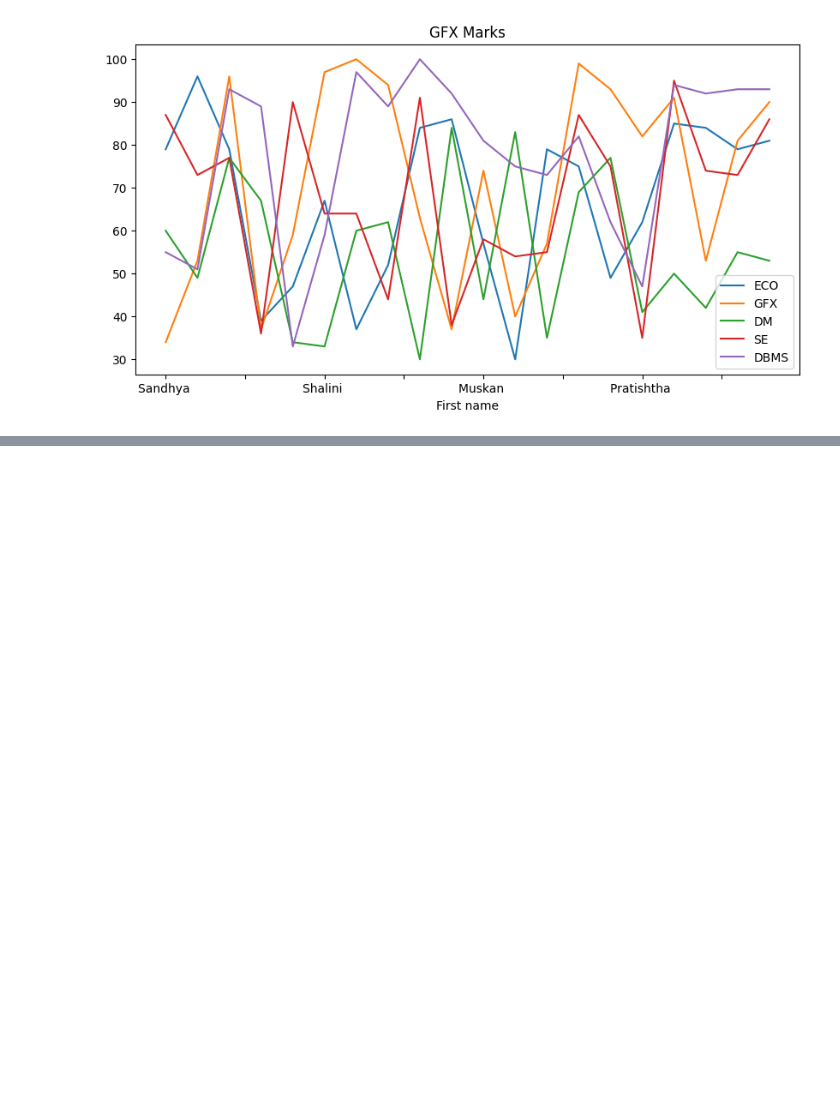
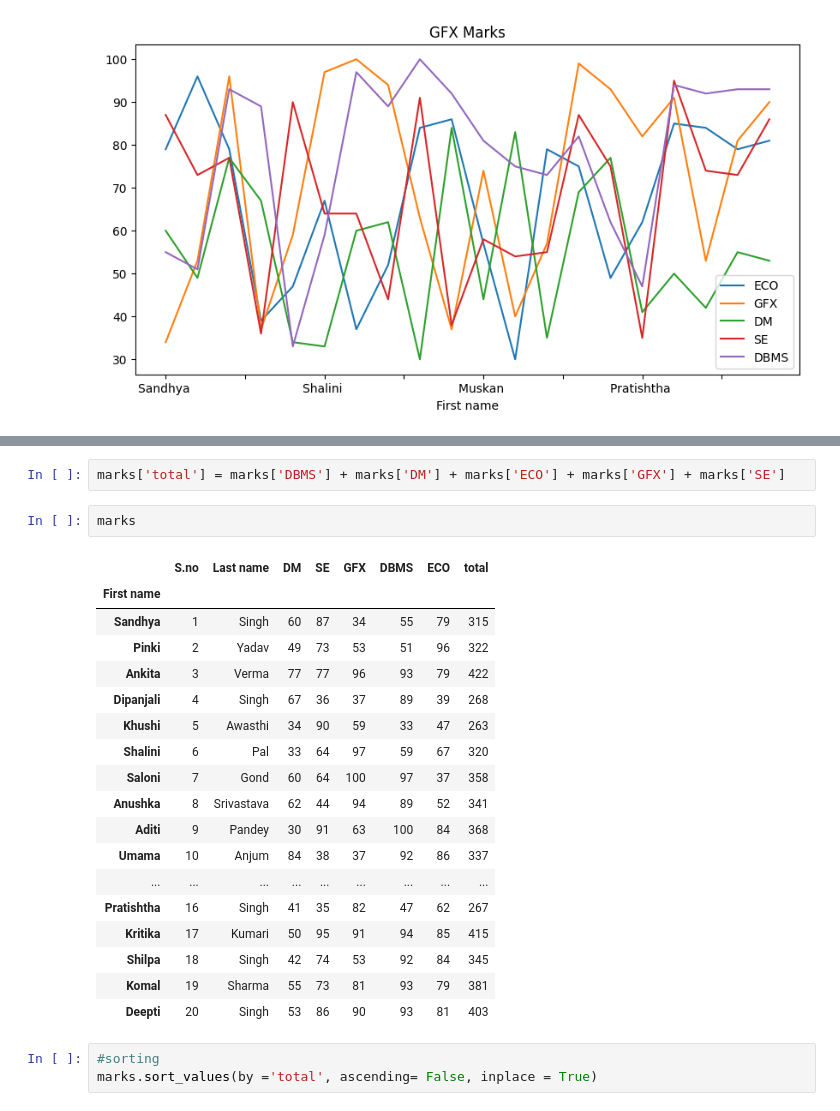
Before and after one commit to Ksrish/digipodium-data-analytics, a Jupyter notebook: analysis1.ipynb, the cells around one changed output, grey strips where cells are left out. Drawn from its saved outputs; the diff is of its cells as text; blank space fills up the shorter version.

```diff
--- a/analysis1.ipynb
+++ b/analysis1.ipynb
@@ -64,0 +198,26 @@ marks[['ECO','GFX','DM','SE','DBMS']].plot(kind='line',figsize=(10,5),title='GFX
+# %%
+marks['total'] = marks['DBMS'] + marks['DM'] + marks['ECO'] + marks['GFX'] + marks['SE']
+# %%
+marks
+# %% [output]
+|  | S.no | Last name | DM | SE | GFX | DBMS | ECO | total |
+| First name |  |  |  |  |  |  |  |  |
+| Sandhya | 1 | Singh | 60 | 87 | 34 | 55 | 79 | 315 |
+| Pinki | 2 | Yadav | 49 | 73 | 53 | 51 | 96 | 322 |
+| Ankita | 3 | Verma | 77 | 77 | 96 | 93 | 79 | 422 |
+| Dipanjali | 4 | Singh | 67 | 36 | 37 | 89 | 39 | 268 |
+| Khushi | 5 | Awasthi | 34 | 90 | 59 | 33 | 47 | 263 |
+| Shalini | 6 | Pal | 33 | 64 | 97 | 59 | 67 | 320 |
+| Saloni | 7 | Gond | 60 | 64 | 100 | 97 | 37 | 358 |
+| Anushka | 8 | Srivastava | 62 | 44 | 94 | 89 | 52 | 341 |
+| Aditi | 9 | Pandey | 30 | 91 | 63 | 100 | 84 | 368 |
+| Umama | 10 | Anjum | 84 | 38 | 37 | 92 | 86 | 337 |
+| ... | ... | ... | ... | ... | ... | ... | ... | ... |
+| Pratishtha | 16 | Singh | 41 | 35 | 82 | 47 | 62 | 267 |
+| Kritika | 17 | Kumari | 50 | 95 | 91 | 94 | 85 | 415 |
+| Shilpa | 18 | Singh | 42 | 74 | 53 | 92 | 84 | 345 |
+| Komal | 19 | Sharma | 55 | 73 | 81 | 93 | 79 | 381 |
+| Deepti | 20 | Singh | 53 | 86 | 90 | 93 | 81 | 403 |
+# %%
+#sorting
+marks.sort_values(by ='total', ascending= False, inplace = True)
```
Also changed, not shown: parts of 13 cells of this notebook.
